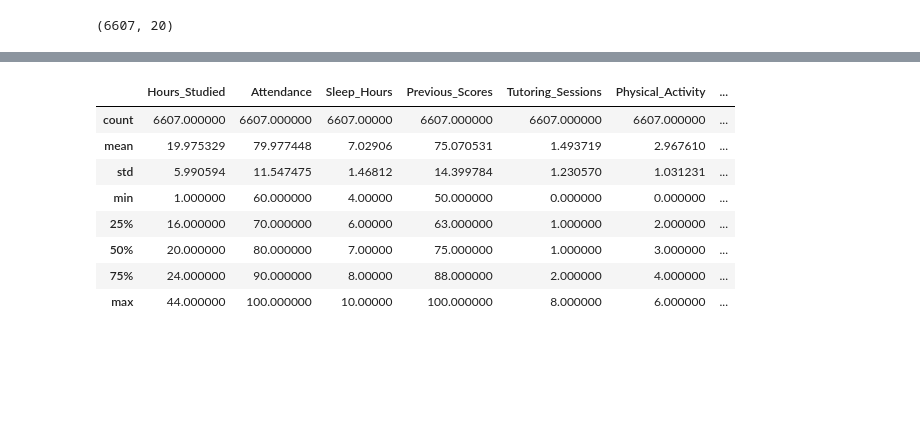
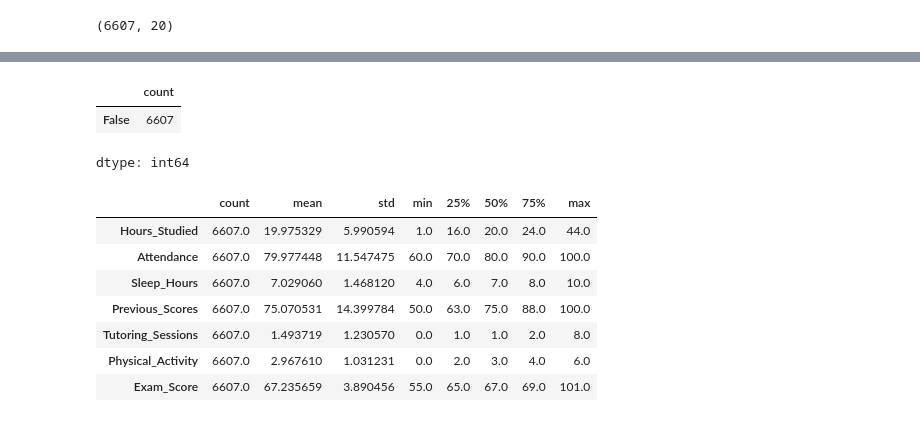
Before and after one commit to EzeRivero/Data-Science-II, a Jupyter notebook: Students_Performance_Rivero_1Entrega.ipynb, the cells around one changed output, grey strips where cells are left out. Saved outputs shown, nothing was run; the diff lists cells and outputs as text; code cells hidden in the pictures; blank space fills up the shorter version.

```diff
--- a/Students_Performance_Rivero_1Entrega.ipynb
+++ b/Students_Performance_Rivero_1Entrega.ipynb
@@ -78,15 +51,20 @@ Data columns (total 20 columns):
  19  Exam_Score                  6607 non-null   int64
 dtypes: int64(7), object(13)
 memory usage: 1.0+ MB
+# %%
+df.duplicated().value_counts()
+# %% [output]
+|  | count |
+| False | 6607 |
+dtype: int64
 # %%
-df.describe()
+df.describe().T
 # %% [output]
-|  | Hours_Studied | Attendance | Sleep_Hours | Previous_Scores | Tutoring_Sessions | Physical_Activity | ... |
-| count | 6607.000000 | 6607.000000 | 6607.00000 | 6607.000000 | 6607.000000 | 6607.000000 | ... |
-| mean | 19.975329 | 79.977448 | 7.02906 | 75.070531 | 1.493719 | 2.967610 | ... |
-| std | 5.990594 | 11.547475 | 1.46812 | 14.399784 | 1.230570 | 1.031231 | ... |
-| min | 1.000000 | 60.000000 | 4.00000 | 50.000000 | 0.000000 | 0.000000 | ... |
-| 25% | 16.000000 | 70.000000 | 6.00000 | 63.000000 | 1.000000 | 2.000000 | ... |
-| 50% | 20.000000 | 80.000000 | 7.00000 | 75.000000 | 1.000000 | 3.000000 | ... |
-| 75% | 24.000000 | 90.000000 | 8.00000 | 88.000000 | 2.000000 | 4.000000 | ... |
-| max | 44.000000 | 100.000000 | 10.00000 | 100.000000 | 8.000000 | 6.000000 | ... |
+|  | count | mean | std | min | 25% | 50% | 75% | max |
+| Hours_Studied | 6607.0 | 19.975329 | 5.990594 | 1.0 | 16.0 | 20.0 | 24.0 | 44.0 |
+| Attendance | 6607.0 | 79.977448 | 11.547475 | 60.0 | 70.0 | 80.0 | 90.0 | 100.0 |
+| Sleep_Hours | 6607.0 | 7.029060 | 1.468120 | 4.0 | 6.0 | 7.0 | 8.0 | 10.0 |
+| Previous_Scores | 6607.0 | 75.070531 | 14.399784 | 50.0 | 63.0 | 75.0 | 88.0 | 100.0 |
+| Tutoring_Sessions | 6607.0 | 1.493719 | 1.230570 | 0.0 | 1.0 | 1.0 | 2.0 | 8.0 |
+| Physical_Activity | 6607.0 | 2.967610 | 1.031231 | 0.0 | 2.0 | 3.0 | 4.0 | 6.0 |
+| Exam_Score | 6607.0 | 67.235659 | 3.890456 | 55.0 | 65.0 | 67.0 | 69.0 | 101.0 |
```
Also changed, not shown: parts of 5 cells of this notebook.
